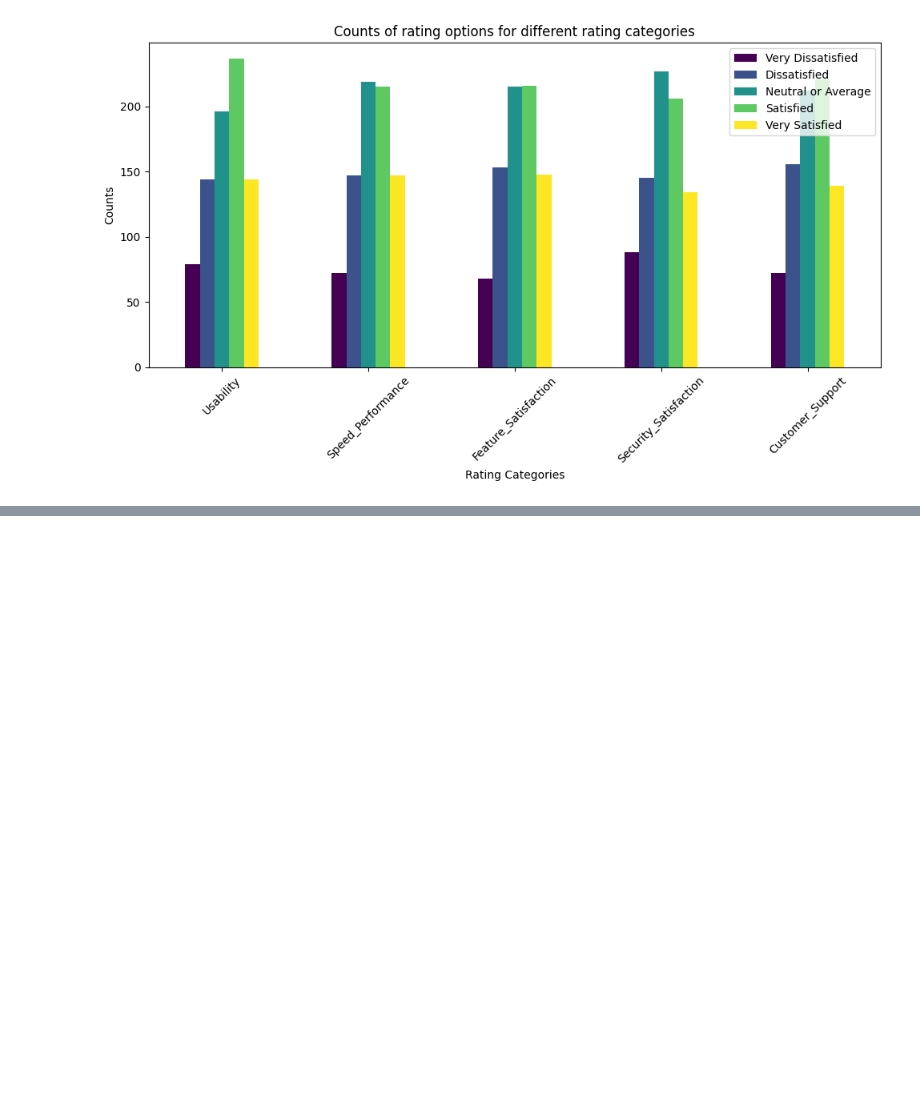
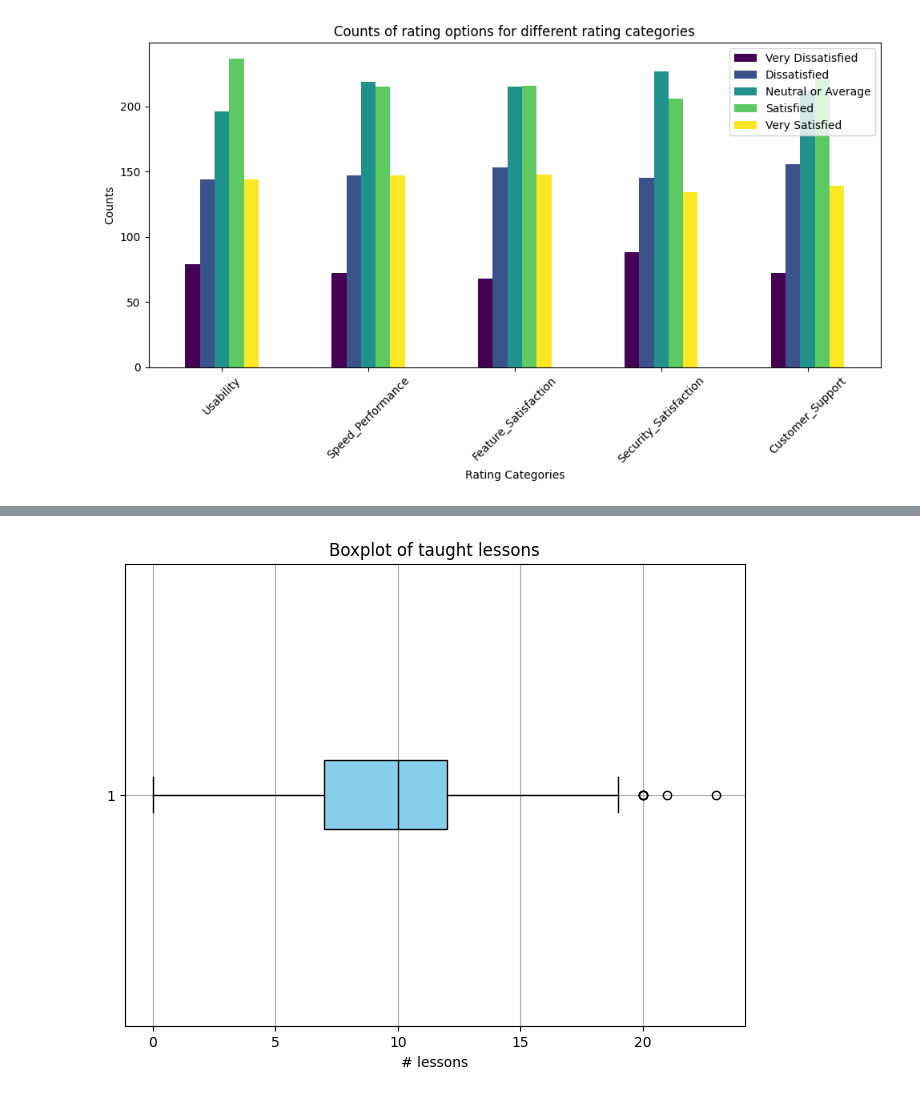
Before and after one commit to TechLabs-Berlin/ws24-skillswap, a Jupyter notebook: DS/01_Notebooks/02_Features_Insights/03_Exploratory_Data_Analysis/Exploratory.data.analysis.ipynb, the cells around one changed output, grey strips where cells are left out. Saved outputs shown, nothing was run; the diff lists cells and outputs as text; code cells hidden in the pictures; blank space fills up the shorter version.

```diff
--- a/DS/01_Notebooks/02_Features_Insights/03_Exploratory_Data_Analysis/Exploratory.data.analysis.ipynb
+++ b/DS/01_Notebooks/02_Features_Insights/03_Exploratory_Data_Analysis/Exploratory.data.analysis.ipynb
@@ -383,0 +349,13 @@ plt.show()
+# %%
+column_name = 'Sum_Skills_Off'
+
+plt.figure(figsize=(8, 6))
+boxprops = dict(facecolor='skyblue', color='black')
+medianprops = dict(color='black')
+plt.boxplot(df_ML[column_name], vert=False, patch_artist=True, boxprops=boxprops, medianprops=medianprops)
+plt.title('Boxplot of taught lessons')
+plt.xlabel('# lessons')
+plt.grid(True)
+plt.show()
+# %% [output]
+[figure, added]
```
Also changed, not shown: parts of 18 cells of this notebook.
